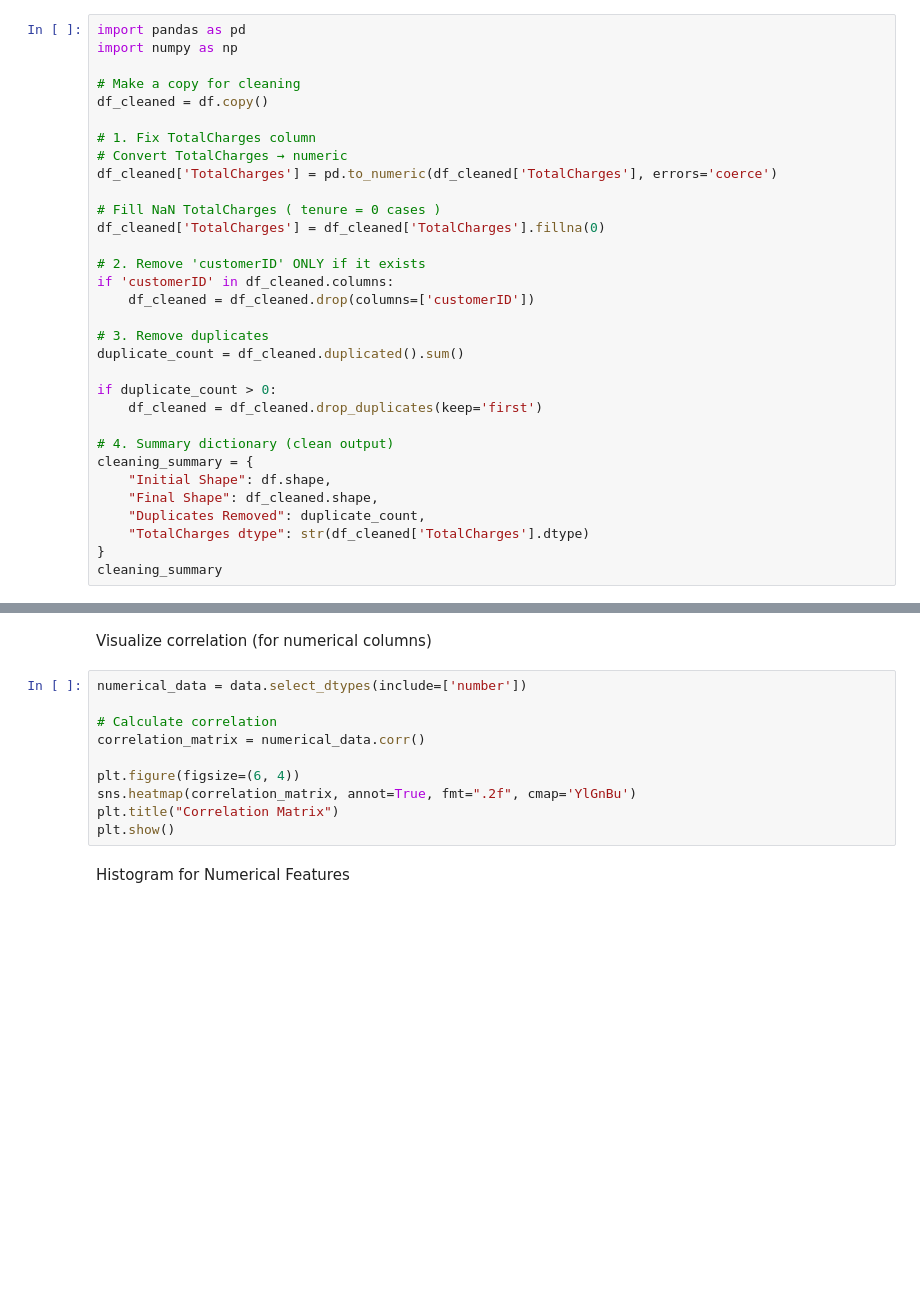
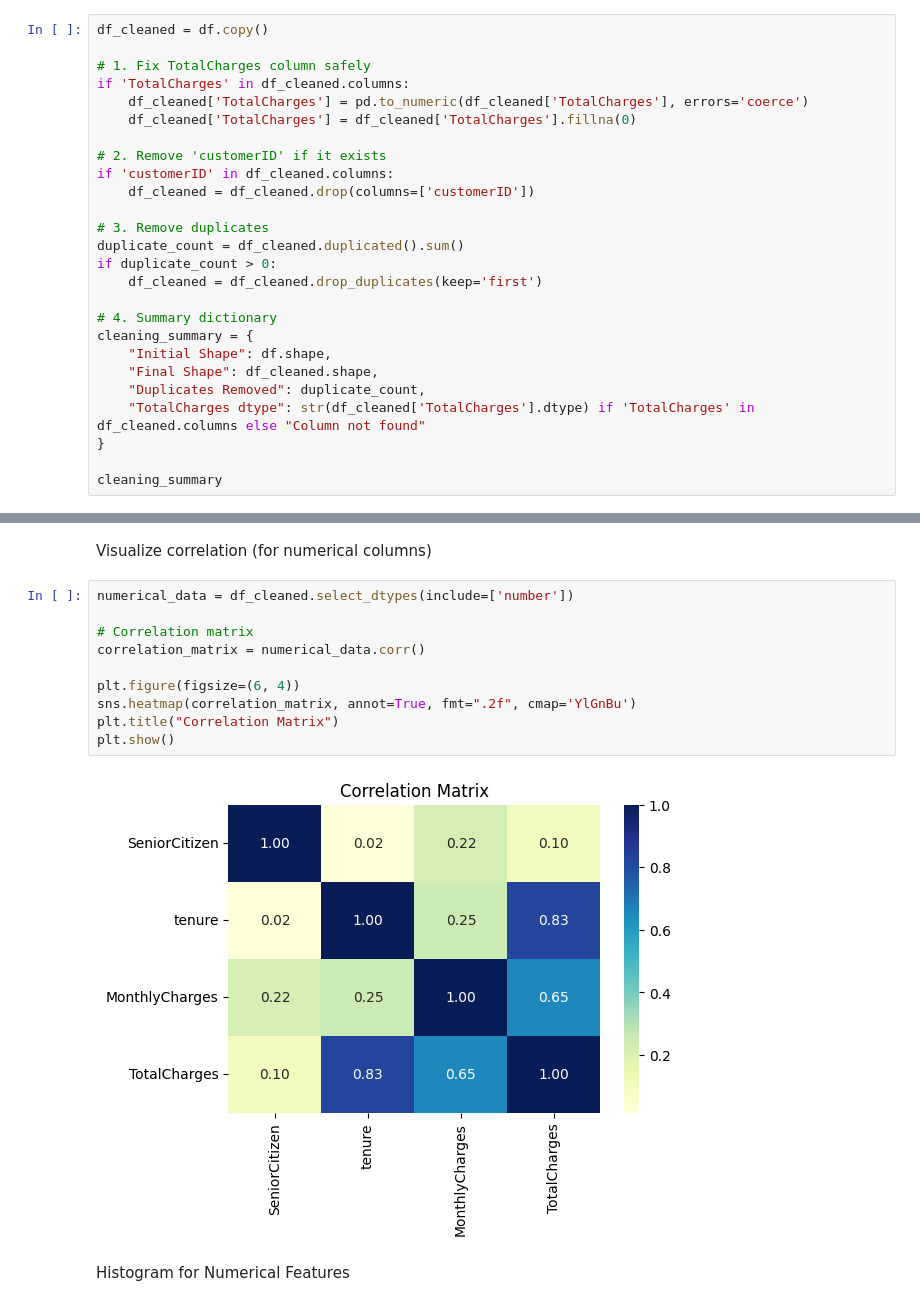
Before and after one commit to thruuuuuu/telco_churn_predict_model, a Jupyter notebook: notebooks/EDA.ipynb, the cells around one changed output, grey strips where cells are left out. Cells and saved outputs as stored; diff of their text form; blank space fills up the shorter version.

```diff
--- a/notebooks/EDA.ipynb
+++ b/notebooks/EDA.ipynb
@@ -30,34 +80,28 @@ df.iloc[:, 3]
 *   Handling missing data
 *   Validation
 # %%
-import pandas as pd
-import numpy as np
-
-# Make a copy for cleaning
 df_cleaned = df.copy()
 
-# 1. Fix TotalCharges column
-# Convert TotalCharges → numeric
-df_cleaned['TotalCharges'] = pd.to_numeric(df_cleaned['TotalCharges'], errors='coerce')
+# 1. Fix TotalCharges column safely
+if 'TotalCharges' in df_cleaned.columns:
+    df_cleaned['TotalCharges'] = pd.to_numeric(df_cleaned['TotalCharges'], errors='coerce')
+    df_cleaned['TotalCharges'] = df_cleaned['TotalCharges'].fillna(0)
 
-# Fill NaN TotalCharges ( tenure = 0 cases )
-df_cleaned['TotalCharges'] = df_cleaned['TotalCharges'].fillna(0)
-
-# 2. Remove 'customerID' ONLY if it exists
+# 2. Remove 'customerID' if it exists
 if 'customerID' in df_cleaned.columns:
     df_cleaned = df_cleaned.drop(columns=['customerID'])
 
 # 3. Remove duplicates
 duplicate_count = df_cleaned.duplicated().sum()
-
 if duplicate_count > 0:
     df_cleaned = df_cleaned.drop_duplicates(keep='first')
 
-# 4. Summary dictionary (clean output)
+# 4. Summary dictionary
 cleaning_summary = {
     "Initial Shape": df.shape,
     "Final Shape": df_cleaned.shape,
     "Duplicates Removed": duplicate_count,
-    "TotalCharges dtype": str(df_cleaned['TotalCharges'].dtype)
+    "TotalCharges dtype": str(df_cleaned['TotalCharges'].dtype) if 'TotalCharges' in df_cleaned.columns else "Column not found"
 }
+
 cleaning_summary
@@ -122,15 +186,17 @@ plt.show()
 # %% [markdown]
 Visualize correlation (for numerical columns)
 # %%
-numerical_data = data.select_dtypes(include=['number'])
+numerical_data = df_cleaned.select_dtypes(include=['number'])
 
-# Calculate correlation
+# Correlation matrix
 correlation_matrix = numerical_data.corr()
 
 plt.figure(figsize=(6, 4))
 sns.heatmap(correlation_matrix, annot=True, fmt=".2f", cmap='YlGnBu')
 plt.title("Correlation Matrix")
 plt.show()
+# %% [output]
+[figure, added]
 # %% [markdown]
 Histogram for Numerical Features
 # %%
```
Also changed, not shown: parts of 28 cells of this notebook.
